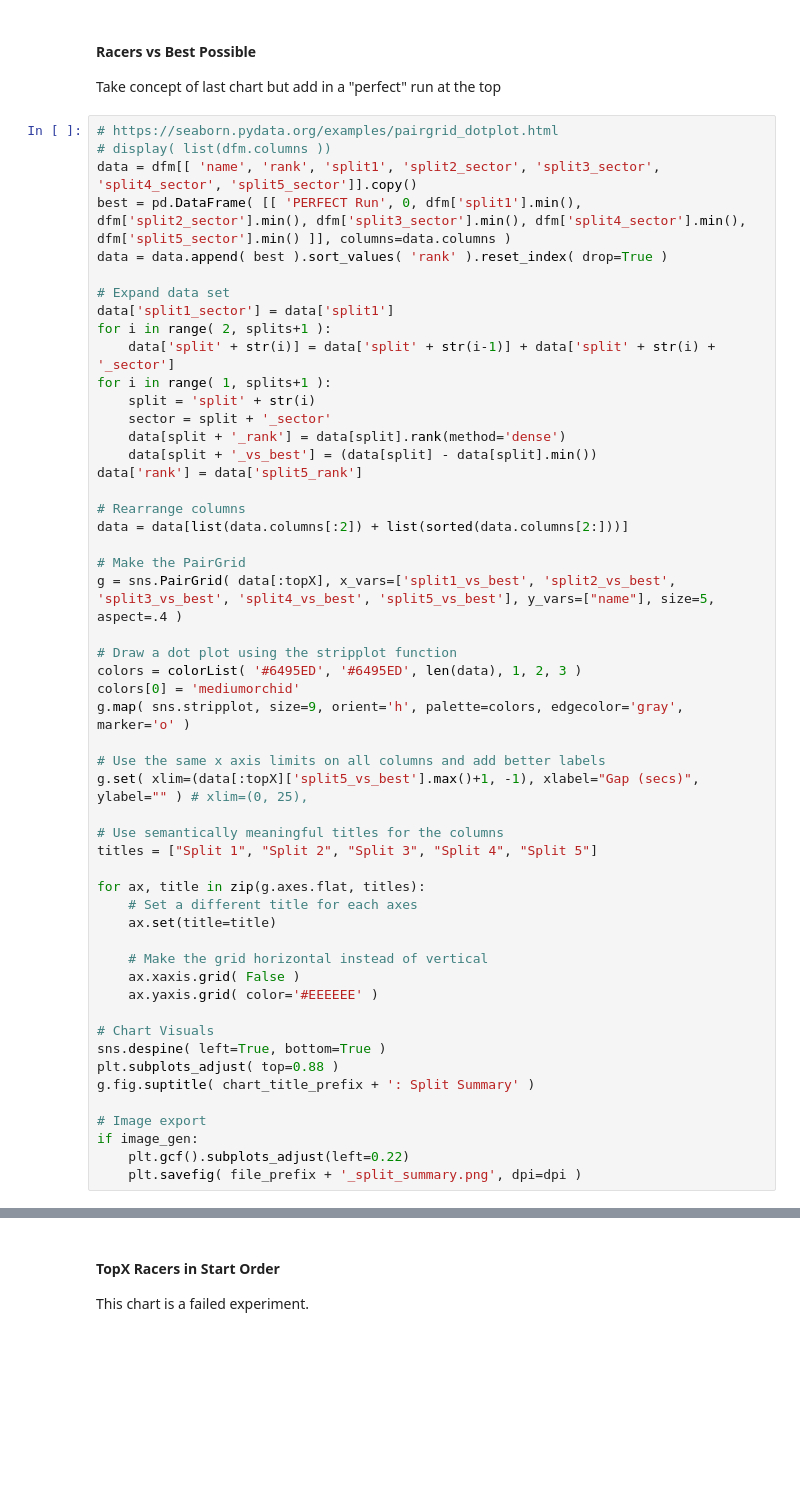
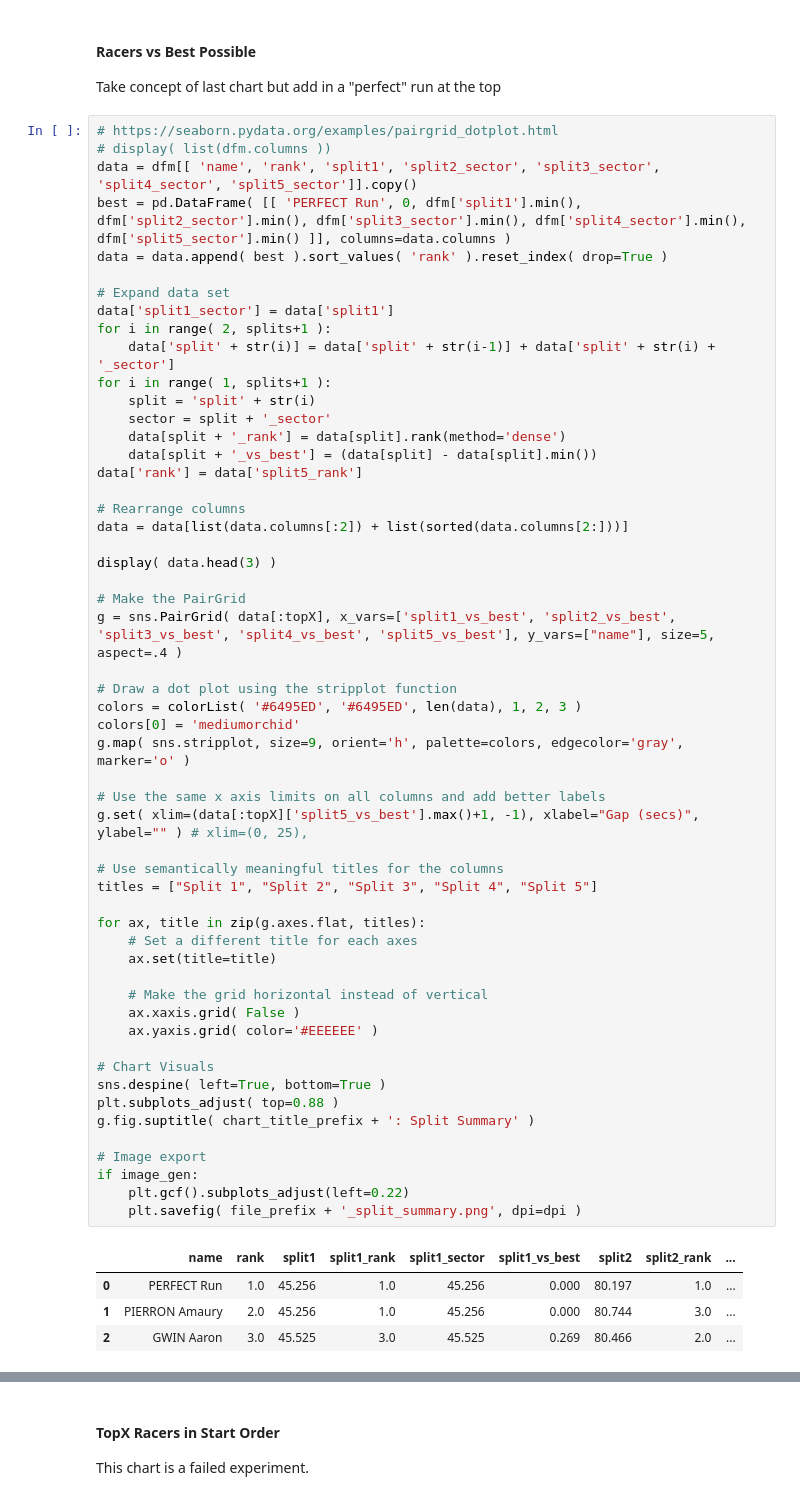
Before and after one commit to domwrap/mtbgeekstats, a Jupyter notebook: 2018/dh_race_analysis.ipynb, the cells around one changed output, grey strips where cells are left out. Saved outputs shown, nothing was run; the diff lists cells and outputs as text; blank space fills up the shorter version.

```diff
--- a/2018/dh_race_analysis.ipynb
+++ b/2018/dh_race_analysis.ipynb
@@ -777,39 +777,45 @@ data['rank'] = data['split5_rank']
 
 # Rearrange columns
 data = data[list(data.columns[:2]) + list(sorted(data.columns[2:]))]
+
+display( data.head(3) )
 
 # Make the PairGrid
 g = sns.PairGrid( data[:topX], x_vars=['split1_vs_best', 'split2_vs_best', 'split3_vs_best', 'split4_vs_best', 'split5_vs_best'], y_vars=["name"], size=5, aspect=.4 )
 
 # Draw a dot plot using the stripplot function
 colors = colorList( '#6495ED', '#6495ED', len(data), 1, 2, 3 )
 colors[0] = 'mediumorchid'
 g.map( sns.stripplot, size=9, orient='h', palette=colors, edgecolor='gray', marker='o' )
 
 # Use the same x axis limits on all columns and add better labels
 g.set( xlim=(data[:topX]['split5_vs_best'].max()+1, -1), xlabel="Gap (secs)", ylabel="" ) # xlim=(0, 25),
 
 # Use semantically meaningful titles for the columns
 titles = ["Split 1", "Split 2", "Split 3", "Split 4", "Split 5"]
 
 for ax, title in zip(g.axes.flat, titles):
     # Set a different title for each axes
     ax.set(title=title)
 
     # Make the grid horizontal instead of vertical
     ax.xaxis.grid( False )
     ax.yaxis.grid( color='#EEEEEE' )
 
 # Chart Visuals
 sns.despine( left=True, bottom=True )
 plt.subplots_adjust( top=0.88 )
 g.fig.suptitle( chart_title_prefix + ': Split Summary' )
 
 # Image export
 if image_gen:
     plt.gcf().subplots_adjust(left=0.22)
     plt.savefig( file_prefix + '_split_summary.png', dpi=dpi )
 # %% [output]
+|  | name | rank | split1 | split1_rank | split1_sector | split1_vs_best | split2 | split2_rank | ... |
+| 0 | PERFECT Run | 1.0 | 45.256 | 1.0 | 45.256 | 0.000 | 80.197 | 1.0 | ... |
+| 1 | PIERRON Amaury | 2.0 | 45.256 | 1.0 | 45.256 | 0.000 | 80.744 | 3.0 | ... |
+| 2 | GWIN Aaron | 3.0 | 45.525 | 3.0 | 45.525 | 0.269 | 80.466 | 2.0 | ... |
 [figure]
 # %% [markdown]
 #### TopX Racers in Start Order
```
Also changed, not shown: 1 other file.
